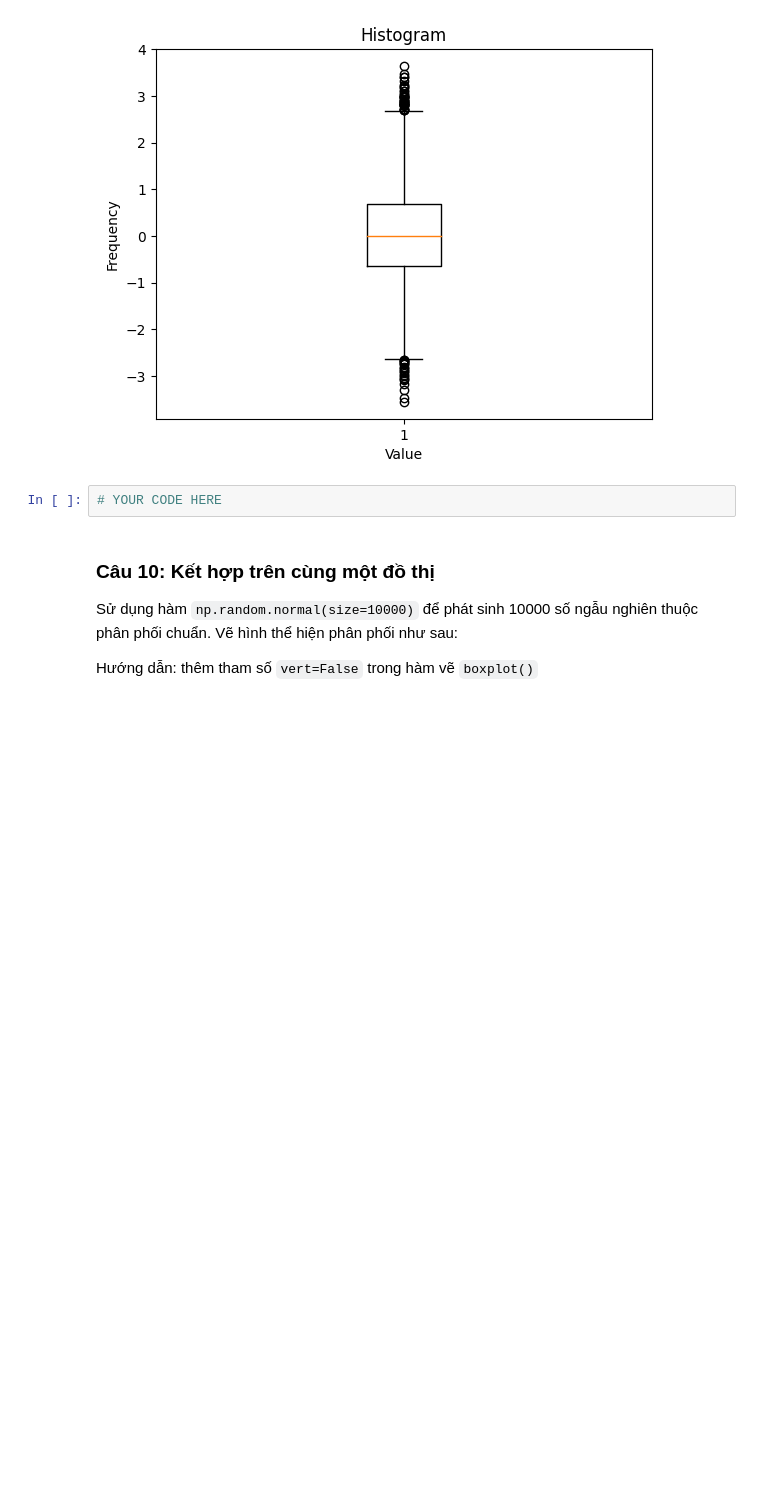
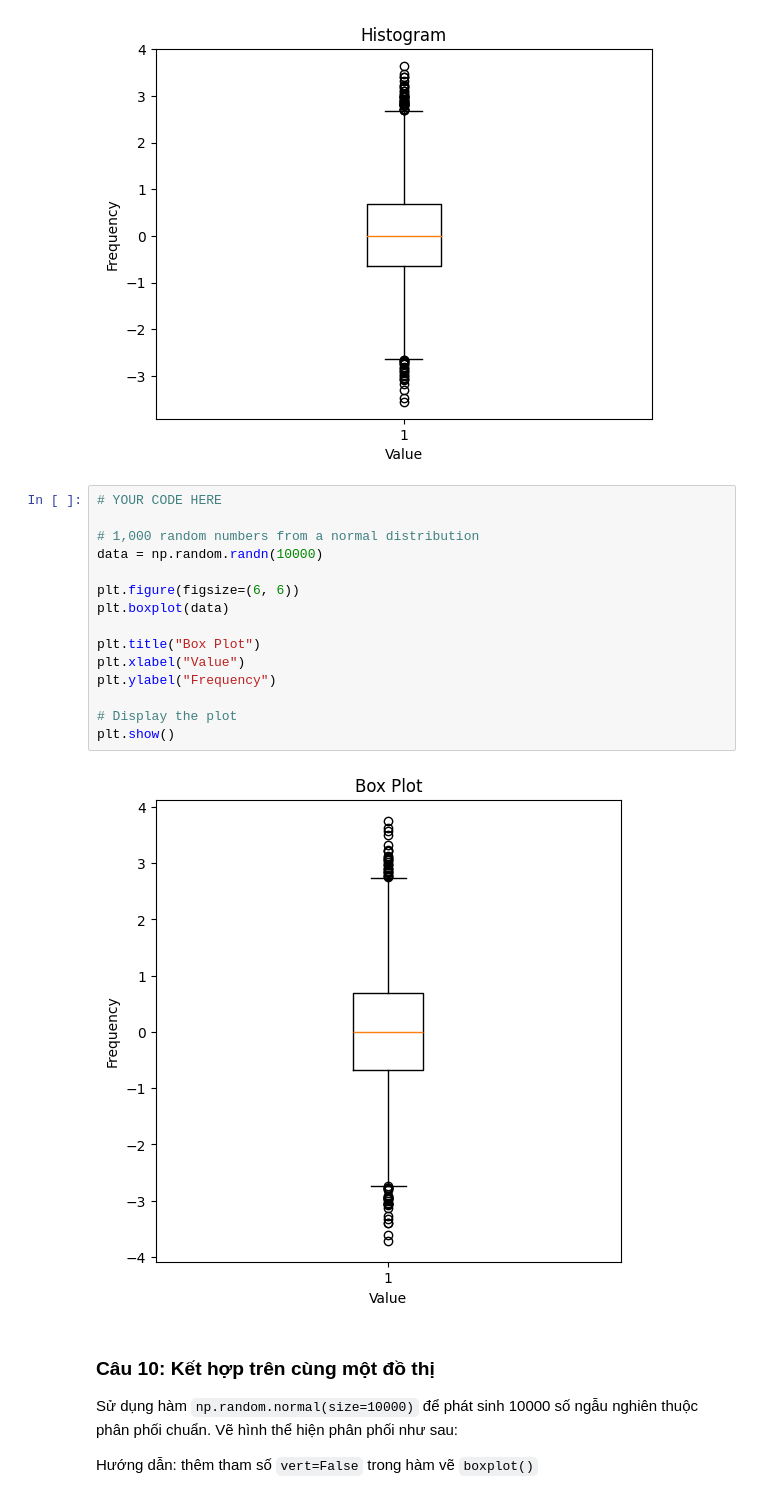
Before and after one commit to ur77ec17235/Computer-statistics_and_applications, a Jupyter notebook: week 2/tkud_lab02_ex (1).ipynb, the cells around one changed output. Drawn from its saved outputs; the diff is of its cells as text; blank space fills up the shorter version.

```diff
--- a/week 2/tkud_lab02_ex (1).ipynb
+++ b/week 2/tkud_lab02_ex (1).ipynb
@@ -321,8 +351,23 @@ Sử dụng hàm `np.random.normal(size=10000)` để phát sinh 10000 số ng
 # This cell contains output. Don't remove!
 # %% [output]
 [figure]
-# %%
-# YOUR CODE HERE
+# %%
+# YOUR CODE HERE
+
+# 1,000 random numbers from a normal distribution
+data = np.random.randn(10000)
+
+plt.figure(figsize=(6, 6))
+plt.boxplot(data)
+
+plt.title("Box Plot")
+plt.xlabel("Value")
+plt.ylabel("Frequency")
+
+# Display the plot
+plt.show()
+# %% [output]
+[figure, added]
 # %% [markdown]
 ### Câu 10: Kết hợp trên cùng một đồ thị
 
```
Also changed, not shown: parts of 8 cells of this notebook, 4 other files.
